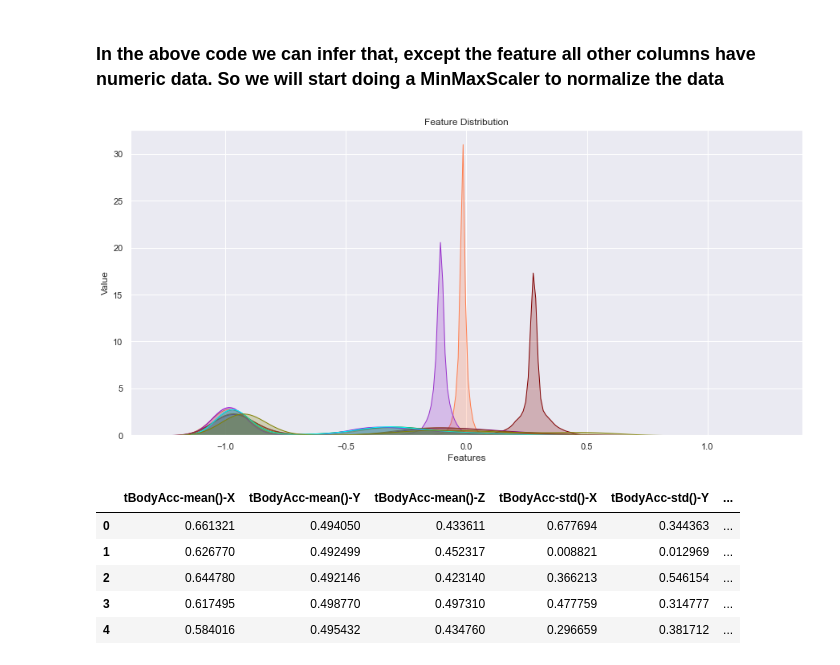
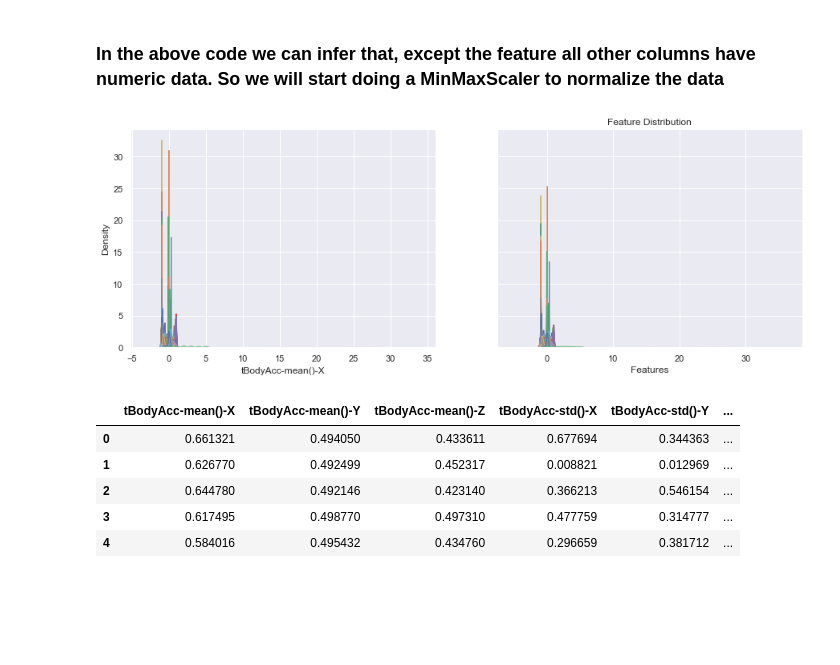
Before and after one commit to SraavanChevireddy/HumanActivityPrediction, a Jupyter notebook: HumanActivity.ipynb, the cells around one changed output. Cells and saved outputs as stored; diff of their text form; code cells hidden in the pictures; blank space fills up the shorter version.

```diff
--- a/HumanActivity.ipynb
+++ b/HumanActivity.ipynb
@@ -95,18 +103,23 @@ X_test_scaled = pd.DataFrame(X_test_scaled, columns=x_test1.columns)
 # %%
 
-sns.set(rc={'figure.figsize':(15,7)})
-colours = ["maroon","coral","darkorchid","goldenrod","purple","darkgreen","darkviolet","saddlebrown","aqua","olive"]
+fig, axes = plt.subplots(1, 2, figsize=(15, 5), sharey=True)
+
 index = -1
-for i in x_train1.columns[0:10]:
+pindex = -1
+for i in x_train1.columns:
     index = index + 1
-    fig = sns.kdeplot(x_train1[i] , shade=True, color=colours[index])
+    sns.kdeplot(ax=axes[0], x=x_train1[i] , shade=True)
+
+for i in x_train2.columns:
+    pindex = pindex + 1
+    sns.kdeplot(ax=axes[1], x=x_train2[i] , shade=True)
+
 plt.xlabel("Features")
 plt.ylabel("Value")
 plt.title("Feature Distribution")
-plt.grid(True)
-plt.show(fig)
+plt.show()
 # %% [output]
-[figure, old version]
+[figure, new version]
 # %%
 #Required libraries
 from sklearn.preprocessing import LabelEncoder
```
Also changed, not shown: parts of 1 cell of this notebook.
